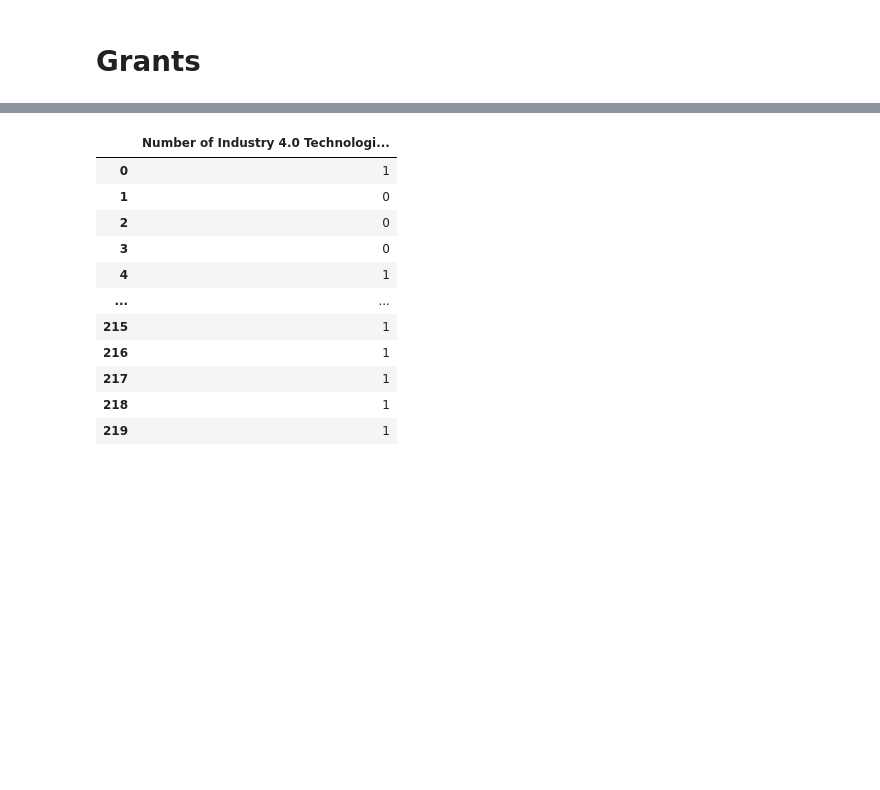
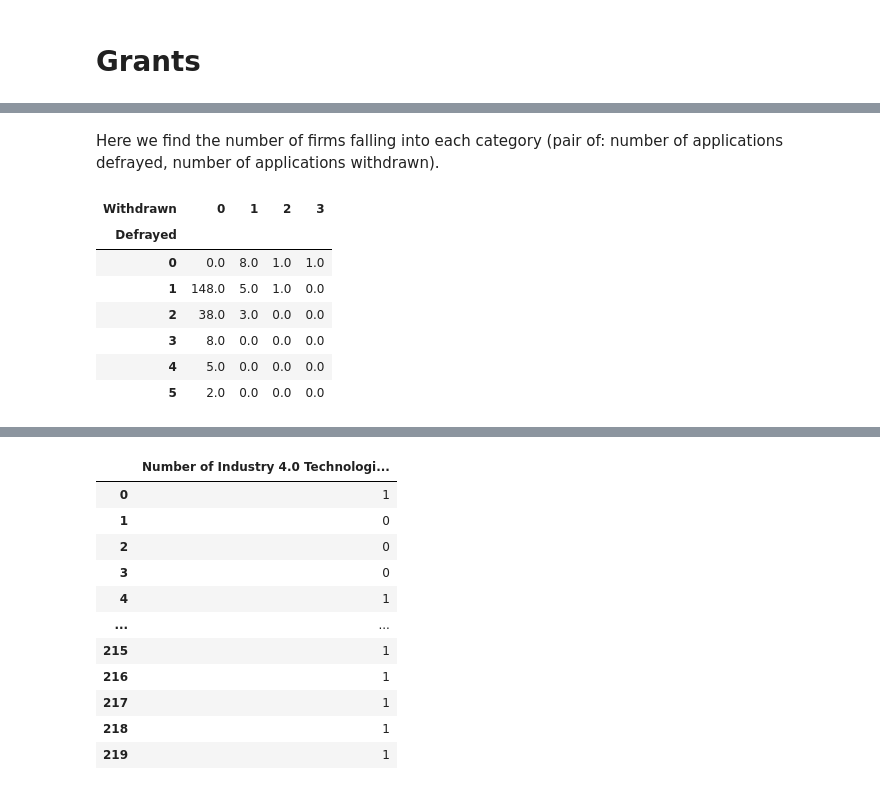
Before and after one commit to roughhawkbit/digi-inno-road-prod, a Jupyter notebook: analysis/2_Distributions_Correlations.ipynb, the cells around one changed output, grey strips where cells are left out. Drawn from its saved outputs; the diff is of its cells as text; code cells hidden in the pictures; blank space fills up the shorter version.

```diff
--- a/analysis/2_Distributions_Correlations.ipynb
+++ b/analysis/2_Distributions_Correlations.ipynb
@@ -375,0 +452,21 @@ roadmaps_df = roadmaps_df.join(grants_totals, on='Client ID')
+# %% [markdown]
+Here we find the number of firms falling into each category (pair of: number of applications defrayed, number of applications withdrawn).
+# %%
+x = grants_df[['Client ID', 'Grant ID', 'Claim Status']].groupby(['Client ID', 'Claim Status']).count()
+x = x.rename(columns={'Grant ID': 'Number of Grants'})
+x = x.reset_index()
+x = x.pivot(index='Client ID', columns='Claim Status', values='Number of Grants')
+x = x.reset_index()
+x = x.groupby(['Defrayed', 'Withdrawn']).count()
+x = x.reset_index()
+x = x.pivot(index='Defrayed', columns='Withdrawn', values='Client ID').fillna(0)
+x
+# %% [output]
+| Withdrawn | 0 | 1 | 2 | 3 |
+| Defrayed |  |  |  |  |
+| 0 | 0.0 | 8.0 | 1.0 | 1.0 |
+| 1 | 148.0 | 5.0 | 1.0 | 0.0 |
+| 2 | 38.0 | 3.0 | 0.0 | 0.0 |
+| 3 | 8.0 | 0.0 | 0.0 | 0.0 |
+| 4 | 5.0 | 0.0 | 0.0 | 0.0 |
+| 5 | 2.0 | 0.0 | 0.0 | 0.0 |
```
Also changed, not shown: parts of 12 cells of this notebook.
